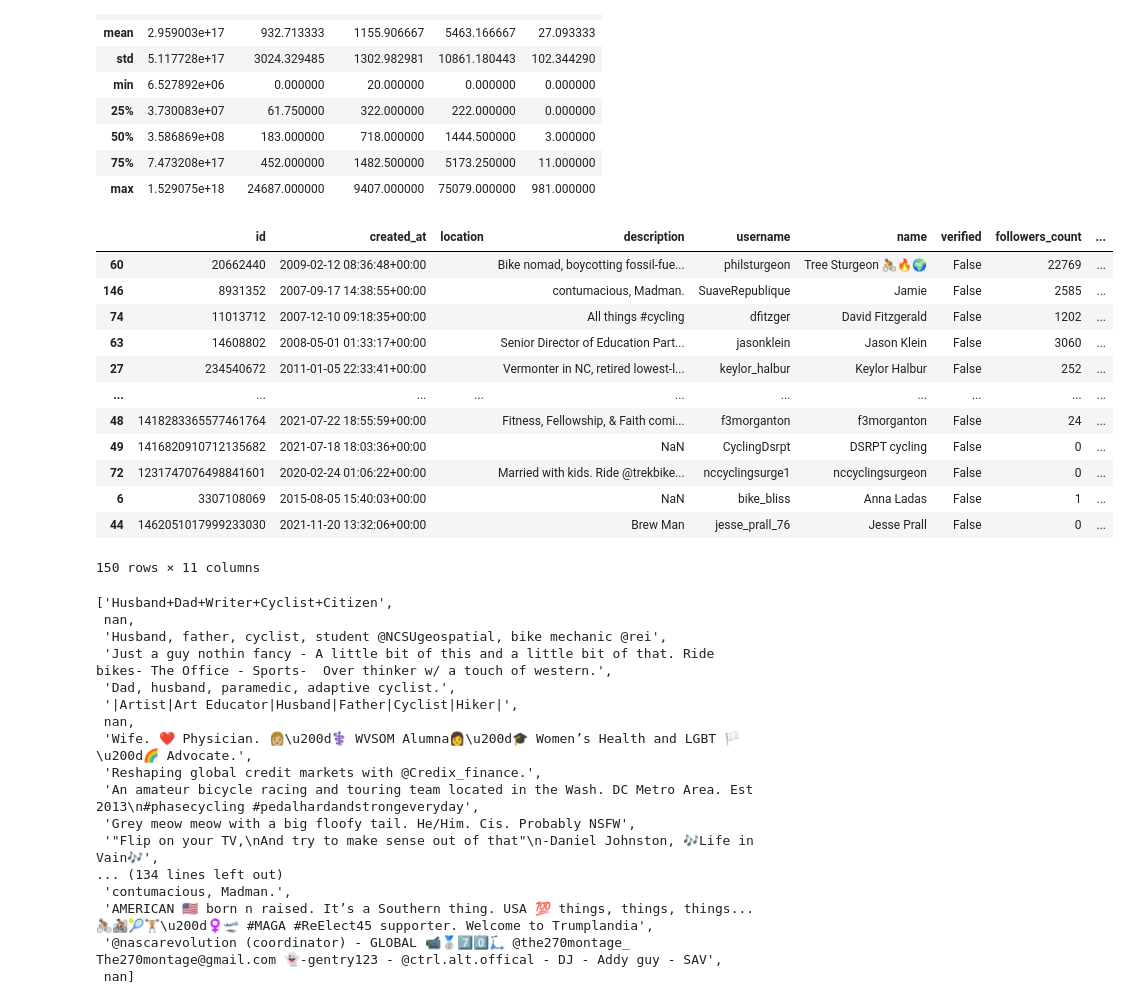
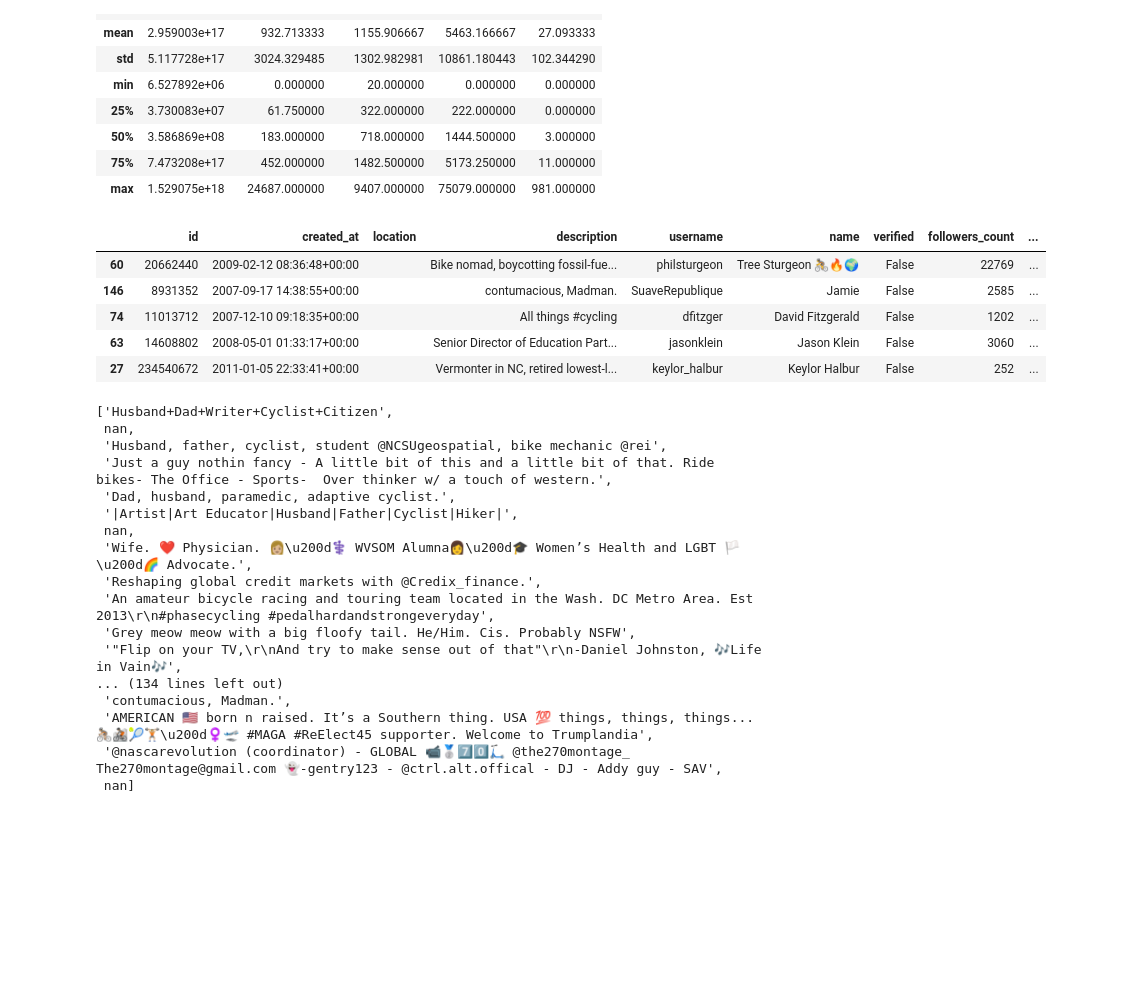
Before and after one commit to lrhf97/brand_project, a Jupyter notebook: explore_followers.ipynb, the cells around one changed output. Cells and saved outputs as stored; diff of their text form; code cells hidden in the pictures; blank space fills up the shorter version.

```diff
--- a/explore_followers.ipynb
+++ b/explore_followers.ipynb
@@ -12,0 +6,4 @@ df.head()
+# %%
+path = os.getcwd()
+case_path = path+"\data"
+print(case_path)
@@ -12,0 +12,5 @@ df.head()
+# %%
+
+file_name = 'rs_fr_list.csv'
+df = pd.read_csv(case_path+"\\"+ file_name)
+df.head()
@@ -44,21 +55,14 @@ df.describe()
 | 75% | 7.473208e+17 | 452.000000 | 1482.500000 | 5173.250000 | 11.000000 |
 | max | 1.529075e+18 | 24687.000000 | 9407.000000 | 75079.000000 | 981.000000 |
 # %%
-df.sort_values([ 'tweet_count','followers_count'], ascending =False)
+df.sort_values([ 'tweet_count','followers_count'], ascending =False).head()
 # %% [output]
 |  | id | created_at | location | description | username | name | verified | followers_count | ... |
 | 60 | 20662440 | 2009-02-12 08:36:48+00:00 |  | Bike nomad, boycotting fossil-fue... | philsturgeon | Tree Sturgeon 🚴🔥🌍 | False | 22769 | ... |
 | 146 | 8931352 | 2007-09-17 14:38:55+00:00 |  | contumacious, Madman. | SuaveRepublique | Jamie | False | 2585 | ... |
 | 74 | 11013712 | 2007-12-10 09:18:35+00:00 |  | All things #cycling | dfitzger | David Fitzgerald | False | 1202 | ... |
 | 63 | 14608802 | 2008-05-01 01:33:17+00:00 |  | Senior Director of Education Part... | jasonklein | Jason Klein | False | 3060 | ... |
 | 27 | 234540672 | 2011-01-05 22:33:41+00:00 |  | Vermonter in NC, retired lowest-l... | keylor_halbur | Keylor Halbur | False | 252 | ... |
-| ... | ... | ... | ... | ... | ... | ... | ... | ... | ... |
-| 48 | 1418283365577461764 | 2021-07-22 18:55:59+00:00 |  | Fitness, Fellowship, & Faith comi... | f3morganton | f3morganton | False | 24 | ... |
-| 49 | 1416820910712135682 | 2021-07-18 18:03:36+00:00 |  | NaN | CyclingDsrpt | DSRPT cycling | False | 0 | ... |
-| 72 | 1231747076498841601 | 2020-02-24 01:06:22+00:00 |  | Married with kids. Ride @trekbike... | nccyclingsurge1 | nccyclingsurgeon | False | 0 | ... |
-| 6 | 3307108069 | 2015-08-05 15:40:03+00:00 |  | NaN | bike_bliss | Anna Ladas | False | 1 | ... |
-| 44 | 1462051017999233030 | 2021-11-20 13:32:06+00:00 |  | Brew Man | jesse_prall_76 | Jesse Prall | False | 0 | ... |
-150 rows × 11 columns
 # %%
 cols = ['id','description','username']
 df[cols]
@@ -68,12 +72,7 @@ key_words = ['bike','cycle']
 word_list = list(df['description'])
 # %%
 import regex as re
-import emoji
-def give_emoji_free_text(text):
-    allchars = [str for str in text.decode('utf-8')]
-    emoji_list = [c for c in allchars if c in emoji.UNICODE_EMOJI]
-    clean_text = ' '.join([str for str in text.decode('utf-8').split() if not any(i in str for i in emoji_list)])
-    return clean_text
+
 
 def deEmojify(inputString):
     return inputString.encode('ascii', 'ignore').decode('ascii')
@@ -97,9 +96,9 @@ word_list
  nan,
  'Wife. ❤️ Physician. 👩🏼\u200d⚕️ WVSOM Alumna👩\u200d🎓 Women’s Health and LGBT 🏳️\u200d🌈 Advocate.',
  'Reshaping global credit markets with @Credix_finance.',
- 'An amateur bicycle racing and touring team located in the Wash. DC Metro Area. Est 2013\n#phasecycling #pedalhardandstrongeveryday',
+ 'An amateur bicycle racing and touring team located in the Wash. DC Metro Area. Est 2013\r\n#phasecycling #pedalhardandstrongeveryday',
  'Grey meow meow with a big floofy tail. He/Him. Cis. Probably NSFW',
- '"Flip on your TV,\nAnd try to make sense out of that"\n-Daniel Johnston, 🎶Life in Vain🎶',
+ '"Flip on your TV,\r\nAnd try to make sense out of that"\r\n-Daniel Johnston, 🎶Life in Vain🎶',
 ... (134 lines left out)
  'contumacious, Madman.',
  'AMERICAN 🇺🇸 born n raised. It’s a Southern thing. USA 💯 things, things, things... 🚴🏼🚵🏼🎾🏋🏼\u200d♀️🛫 #MAGA #ReElect45 supporter. Welcome to Trumplandia',
```
Also changed, not shown: parts of 8 cells of this notebook.
